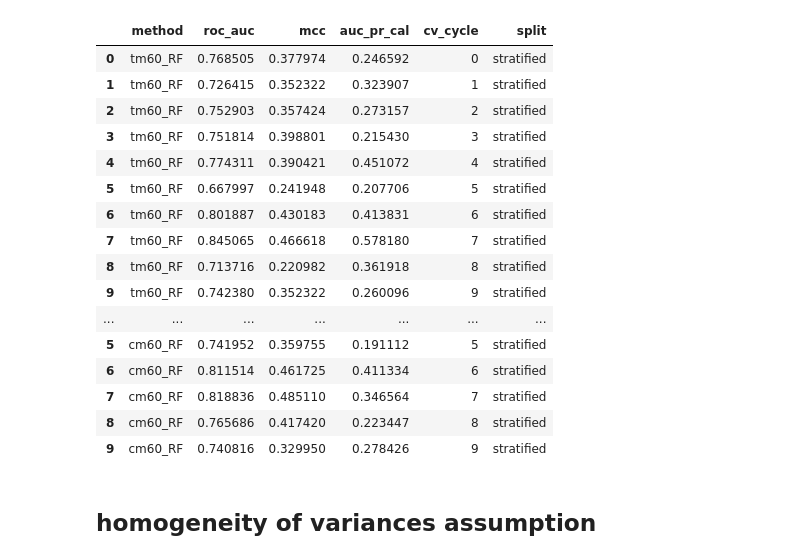
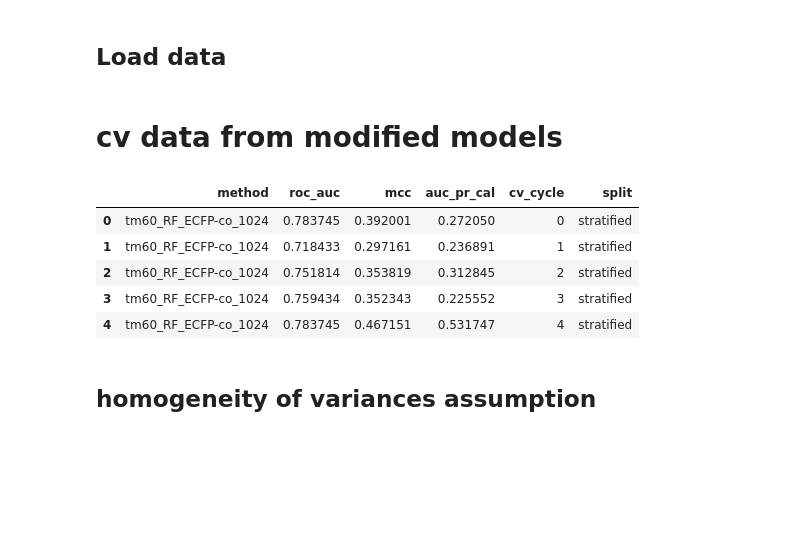
Before and after one commit to jackhhewitt/PGR_Y1, a Jupyter notebook: polaris model comparison/polaris.ipynb, the cells around one changed output. Saved outputs shown, nothing was run; the diff lists cells and outputs as text; code cells hidden in the pictures; blank space fills up the shorter version.

```diff
--- a/polaris model comparison/polaris.ipynb
+++ b/polaris model comparison/polaris.ipynb
@@ -14 +15,3 @@ from pyparsing import col
+# %% [markdown]
+## Load data
 # %%
@@ -41,23 +47,5 @@ CM = metric_df[metric_df['method'].str.contains('cm')]
 # ns_metric_df['cv_cycle'] = ns_metric_df.index
 # ns_metric_df['split'] = 'stratified'
 # ns_metric_df = ns_metric_df.rename(columns={'model': 'method'})
-# %%
-x60
-# %% [output]
-|  | method | roc_auc | mcc | auc_pr_cal | cv_cycle | split |
-| 0 | tm60_RF | 0.768505 | 0.377974 | 0.246592 | 0 | stratified |
-| 1 | tm60_RF | 0.726415 | 0.352322 | 0.323907 | 1 | stratified |
-| 2 | tm60_RF | 0.752903 | 0.357424 | 0.273157 | 2 | stratified |
-| 3 | tm60_RF | 0.751814 | 0.398801 | 0.215430 | 3 | stratified |
-| 4 | tm60_RF | 0.774311 | 0.390421 | 0.451072 | 4 | stratified |
-| 5 | tm60_RF | 0.667997 | 0.241948 | 0.207706 | 5 | stratified |
-| 6 | tm60_RF | 0.801887 | 0.430183 | 0.413831 | 6 | stratified |
-| 7 | tm60_RF | 0.845065 | 0.466618 | 0.578180 | 7 | stratified |
-| 8 | tm60_RF | 0.713716 | 0.220982 | 0.361918 | 8 | stratified |
-| 9 | tm60_RF | 0.742380 | 0.352322 | 0.260096 | 9 | stratified |
-| ... | ... | ... | ... | ... | ... | ... |
-| 5 | cm60_RF | 0.741952 | 0.359755 | 0.191112 | 5 | stratified |
-| 6 | cm60_RF | 0.811514 | 0.461725 | 0.411334 | 6 | stratified |
-| 7 | cm60_RF | 0.818836 | 0.485110 | 0.346564 | 7 | stratified |
-| 8 | cm60_RF | 0.765686 | 0.417420 | 0.223447 | 8 | stratified |
-| 9 | cm60_RF | 0.740816 | 0.329950 | 0.278426 | 9 | stratified |
+# %% [markdown]
+# cv data from modified models
@@ -64,3 +70,12 @@ x60
+# %%
+tm60_mods_df.head()
+# %% [output]
+|  | method | roc_auc | mcc | auc_pr_cal | cv_cycle | split |
+| 0 | tm60_RF_ECFP-co_1024 | 0.783745 | 0.392001 | 0.272050 | 0 | stratified |
+| 1 | tm60_RF_ECFP-co_1024 | 0.718433 | 0.297161 | 0.236891 | 1 | stratified |
+| 2 | tm60_RF_ECFP-co_1024 | 0.751814 | 0.353819 | 0.312845 | 2 | stratified |
+| 3 | tm60_RF_ECFP-co_1024 | 0.759434 | 0.352343 | 0.225552 | 3 | stratified |
+| 4 | tm60_RF_ECFP-co_1024 | 0.783745 | 0.467151 | 0.531747 | 4 | stratified |
 # %% [markdown]
 ## homogeneity of variances assumption
 # %%
```
Also changed, not shown: parts of 9 cells of this notebook.
